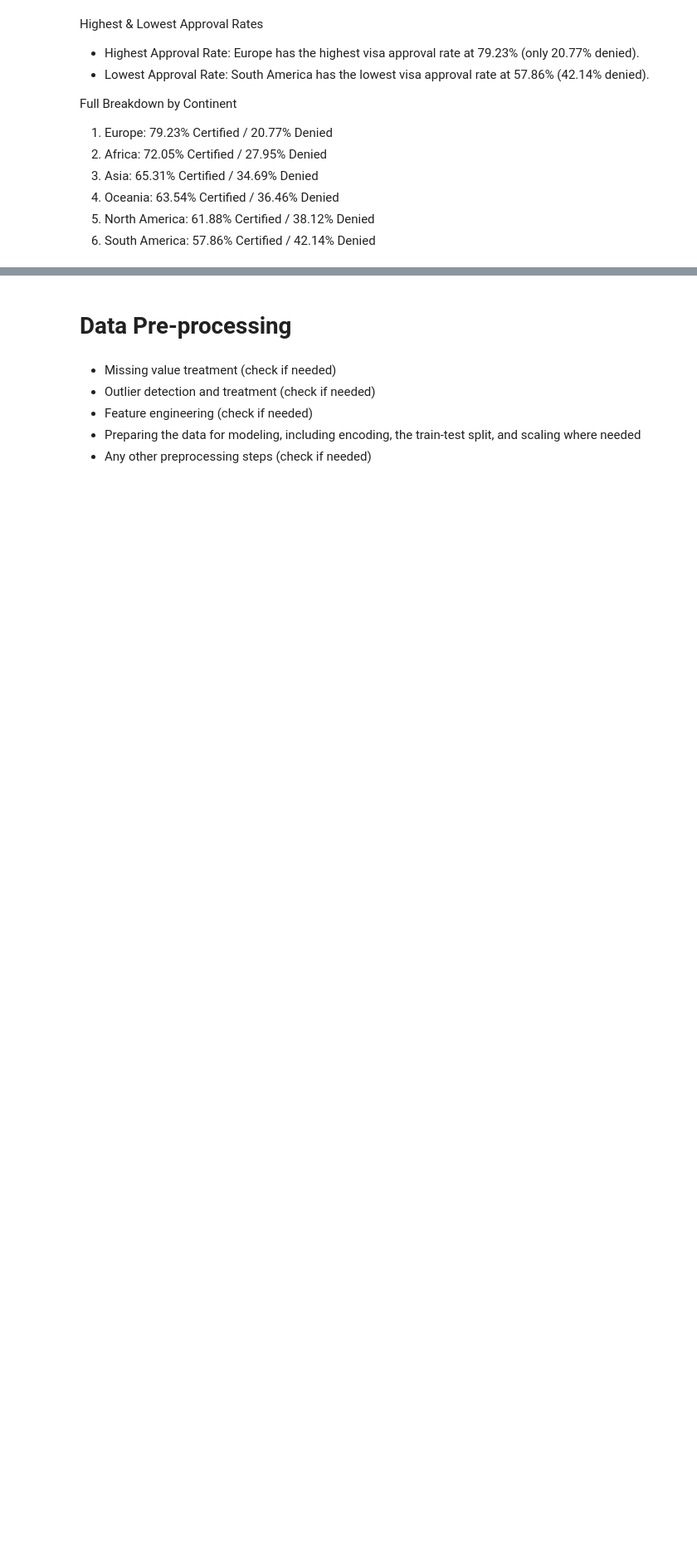
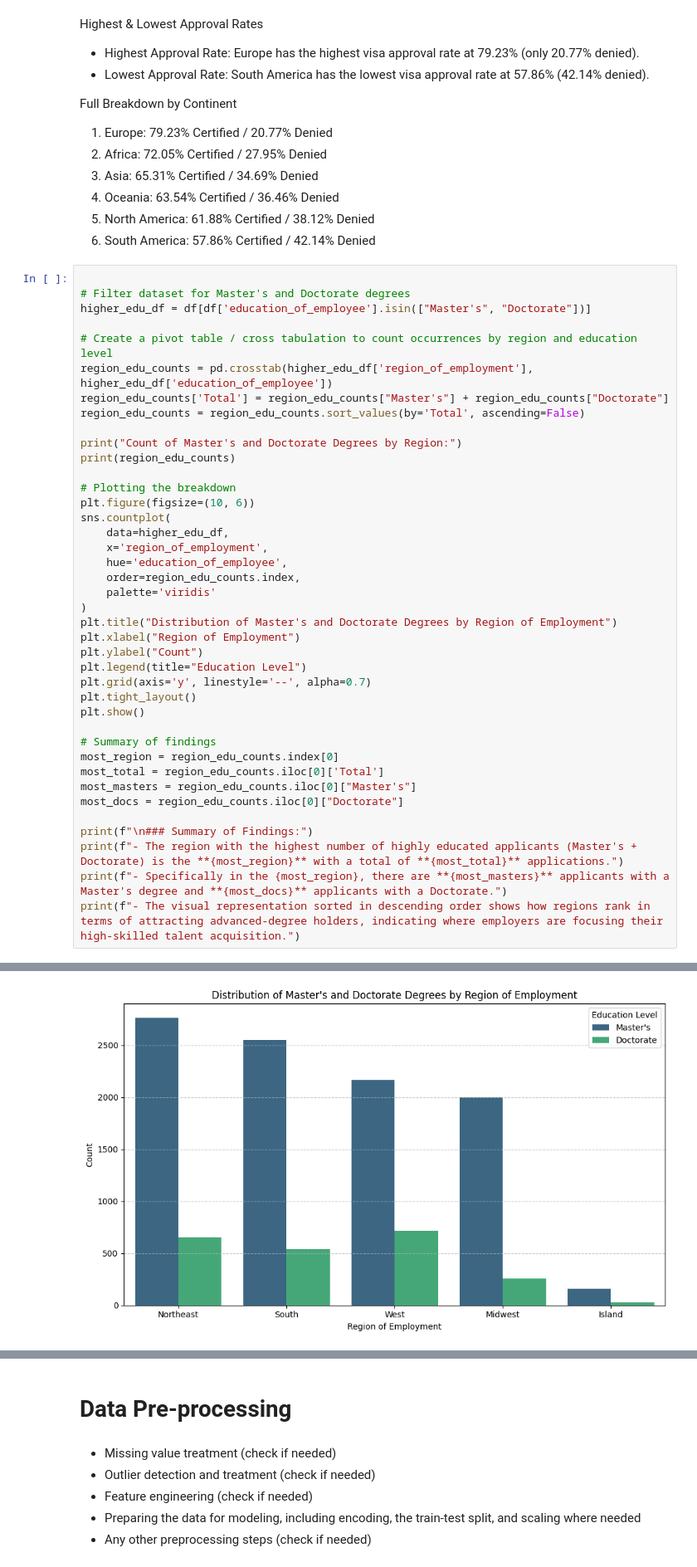
Before and after one commit to Kwasi-Dankwa/Easy_Visa_CS, a Jupyter notebook: AI&DS_Week8_Project2_Full_Code_Notebook_EasyVisa_.ipynb, the cells around one changed output, grey strips where cells are left out. Shown at 83% size. Cells and saved outputs as stored; diff of their text form; blank space fills up the shorter version.

```diff
--- a/AI&DS_Week8_Project2_Full_Code_Notebook_EasyVisa_.ipynb
+++ b/AI&DS_Week8_Project2_Full_Code_Notebook_EasyVisa_.ipynb
@@ -381,3 +381,44 @@ Full Breakdown by Continent
 4. Oceania: 63.54% Certified / 36.46% Denied
 5. North America: 61.88% Certified / 38.12% Denied
 6. South America: 57.86% Certified / 42.14% Denied
+# %%
+
+# Filter dataset for Master's and Doctorate degrees
+higher_edu_df = df[df['education_of_employee'].isin(["Master's", "Doctorate"])]
+
+# Create a pivot table / cross tabulation to count occurrences by region and education level
+region_edu_counts = pd.crosstab(higher_edu_df['region_of_employment'], higher_edu_df['education_of_employee'])
+region_edu_counts['Total'] = region_edu_counts["Master's"] + region_edu_counts["Doctorate"]
+region_edu_counts = region_edu_counts.sort_values(by='Total', ascending=False)
+
+print("Count of Master's and Doctorate Degrees by Region:")
+print(region_edu_counts)
+
+# Plotting the breakdown
+plt.figure(figsize=(10, 6))
+sns.countplot(
+    data=higher_edu_df,
+    x='region_of_employment',
+    hue='education_of_employee',
+    order=region_edu_counts.index,
+    palette='viridis'
+)
+plt.title("Distribution of Master's and Doctorate Degrees by Region of Employment")
+plt.xlabel("Region of Employment")
+plt.ylabel("Count")
+plt.legend(title="Education Level")
+plt.grid(axis='y', linestyle='--', alpha=0.7)
+plt.tight_layout()
+plt.show()
+
+# Summary of findings
+most_region = region_edu_counts.index[0]
+most_total = region_edu_counts.iloc[0]['Total']
+most_masters = region_edu_counts.iloc[0]["Master's"]
+most_docs = region_edu_counts.iloc[0]["Doctorate"]
+
+print(f"\n### Summary of Findings:")
+print(f"- The region with the highest number of highly educated applicants (Master's + Doctorate) is the **{most_region}** with a total of **{most_total}** applications.")
+print(f"- Specifically in the {most_region}, there are **{most_masters}** applicants with a Master's degree and **{most_docs}** applicants with a Doctorate.")
+print(f"- The visual representation sorted in descending order shows how regions rank in terms of attracting advanced-degree holders, indicating where employers are focusing their high-skilled talent acquisition.")
+# %% [output]
@@ -383,0 +433 @@ Full Breakdown by Continent
+[figure, added]
```
Also changed, not shown: parts of 2 cells of this notebook.
